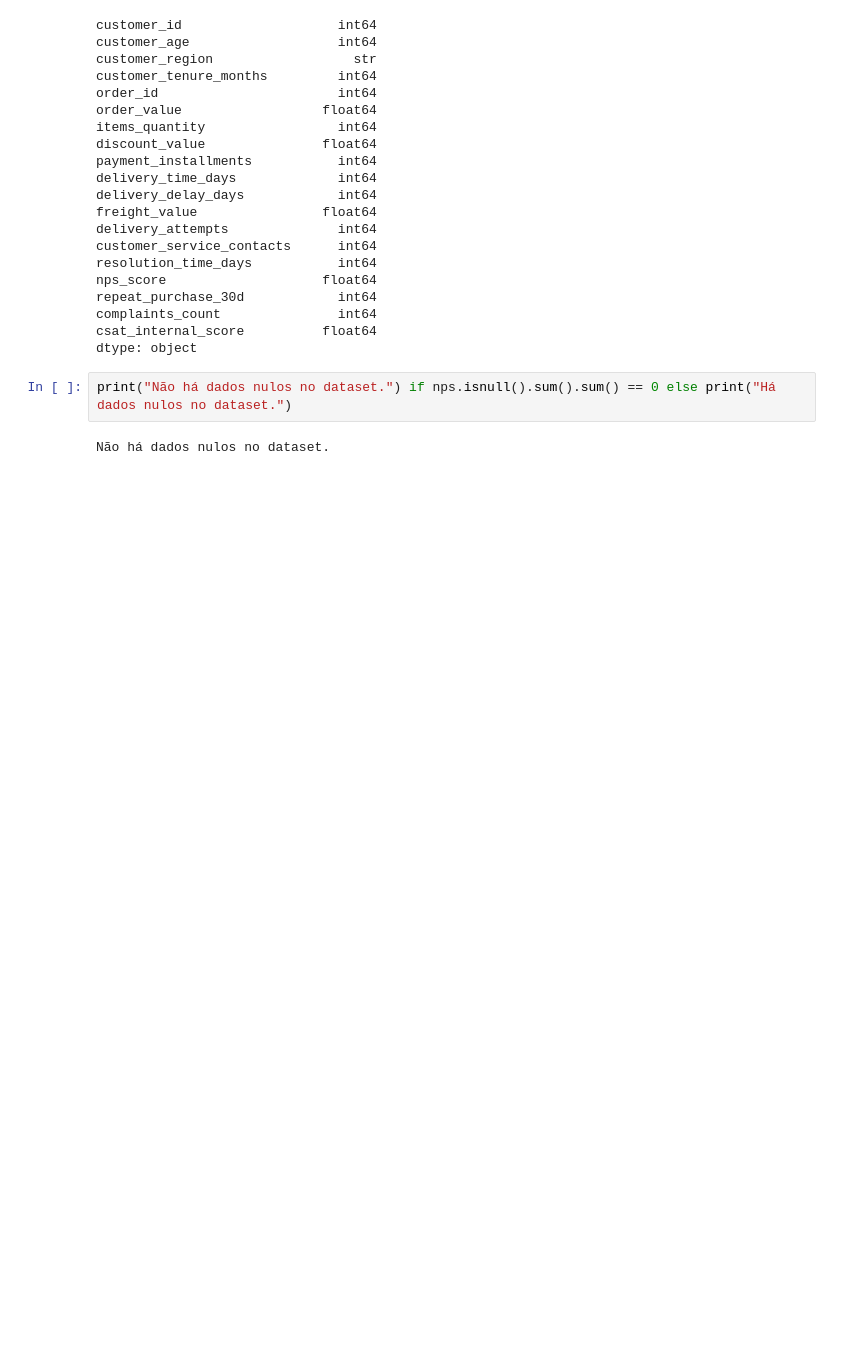
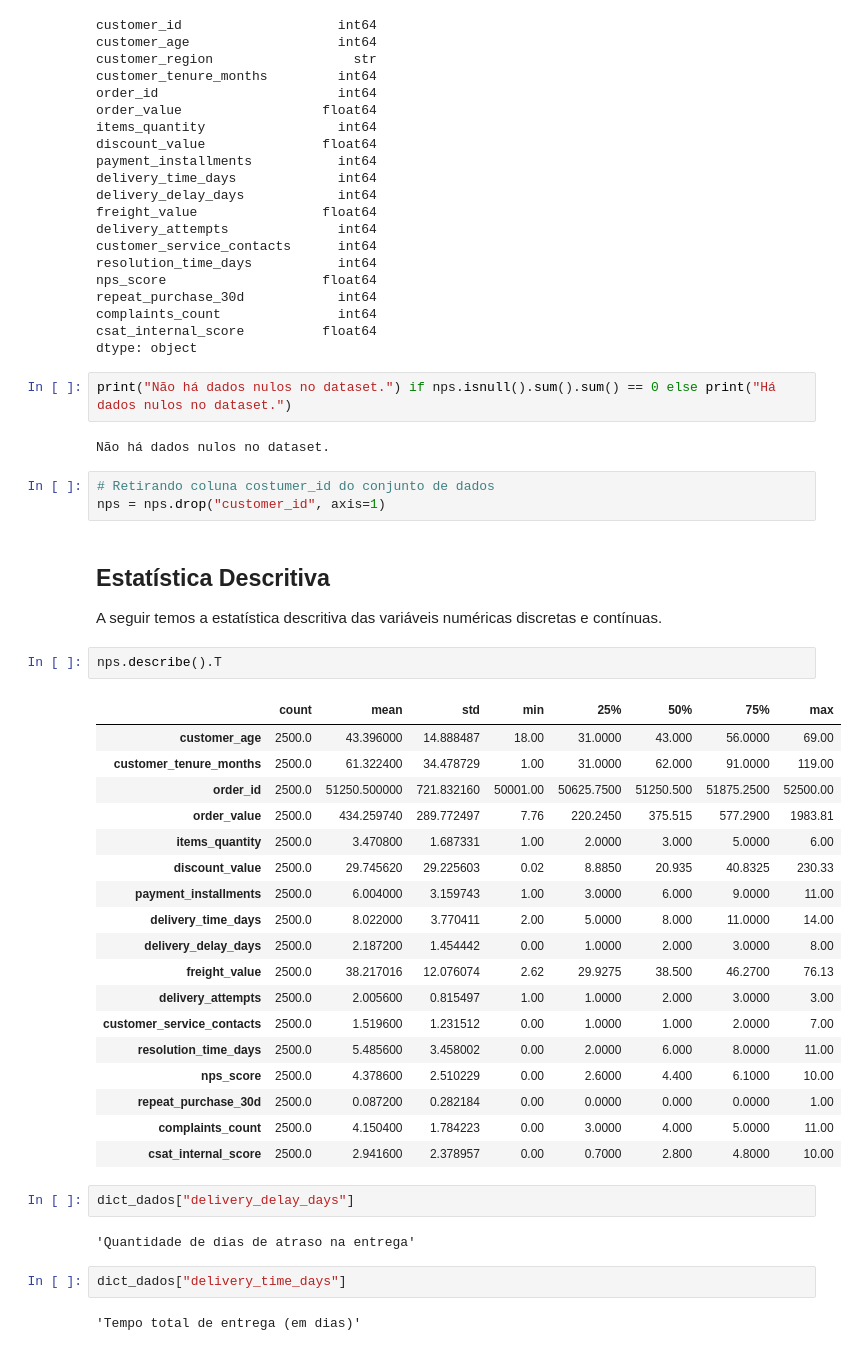
Before and after one commit to ldamaske/1IAST-Fase1, a Jupyter notebook: notebooks/EDA.ipynb, the cells around one changed output. Saved outputs shown, nothing was run; the diff lists cells and outputs as text; blank space fills up the shorter version.

```diff
--- a/notebooks/EDA.ipynb
+++ b/notebooks/EDA.ipynb
@@ -90,3 +90,38 @@ dtype: object
 print("Não há dados nulos no dataset.") if nps.isnull().sum().sum() == 0 else print("Há dados nulos no dataset.")
 # %% [output]
 Não há dados nulos no dataset.
+# %%
+# Retirando coluna costumer_id do conjunto de dados
+nps = nps.drop("customer_id", axis=1)
+# %% [markdown]
+## Estatística Descritiva
+A seguir temos a estatística descritiva das variáveis numéricas discretas e contínuas.
+# %%
+nps.describe().T
+# %% [output]
+|  | count | mean | std | min | 25% | 50% | 75% | max |
+| customer_age | 2500.0 | 43.396000 | 14.888487 | 18.00 | 31.0000 | 43.000 | 56.0000 | 69.00 |
+| customer_tenure_months | 2500.0 | 61.322400 | 34.478729 | 1.00 | 31.0000 | 62.000 | 91.0000 | 119.00 |
+| order_id | 2500.0 | 51250.500000 | 721.832160 | 50001.00 | 50625.7500 | 51250.500 | 51875.2500 | 52500.00 |
+| order_value | 2500.0 | 434.259740 | 289.772497 | 7.76 | 220.2450 | 375.515 | 577.2900 | 1983.81 |
+| items_quantity | 2500.0 | 3.470800 | 1.687331 | 1.00 | 2.0000 | 3.000 | 5.0000 | 6.00 |
+| discount_value | 2500.0 | 29.745620 | 29.225603 | 0.02 | 8.8850 | 20.935 | 40.8325 | 230.33 |
+| payment_installments | 2500.0 | 6.004000 | 3.159743 | 1.00 | 3.0000 | 6.000 | 9.0000 | 11.00 |
+| delivery_time_days | 2500.0 | 8.022000 | 3.770411 | 2.00 | 5.0000 | 8.000 | 11.0000 | 14.00 |
+| delivery_delay_days | 2500.0 | 2.187200 | 1.454442 | 0.00 | 1.0000 | 2.000 | 3.0000 | 8.00 |
+| freight_value | 2500.0 | 38.217016 | 12.076074 | 2.62 | 29.9275 | 38.500 | 46.2700 | 76.13 |
+| delivery_attempts | 2500.0 | 2.005600 | 0.815497 | 1.00 | 1.0000 | 2.000 | 3.0000 | 3.00 |
+| customer_service_contacts | 2500.0 | 1.519600 | 1.231512 | 0.00 | 1.0000 | 1.000 | 2.0000 | 7.00 |
+| resolution_time_days | 2500.0 | 5.485600 | 3.458002 | 0.00 | 2.0000 | 6.000 | 8.0000 | 11.00 |
+| nps_score | 2500.0 | 4.378600 | 2.510229 | 0.00 | 2.6000 | 4.400 | 6.1000 | 10.00 |
+| repeat_purchase_30d | 2500.0 | 0.087200 | 0.282184 | 0.00 | 0.0000 | 0.000 | 0.0000 | 1.00 |
+| complaints_count | 2500.0 | 4.150400 | 1.784223 | 0.00 | 3.0000 | 4.000 | 5.0000 | 11.00 |
+| csat_internal_score | 2500.0 | 2.941600 | 2.378957 | 0.00 | 0.7000 | 2.800 | 4.8000 | 10.00 |
+# %%
+dict_dados["delivery_delay_days"]
+# %% [output]
+'Quantidade de dias de atraso na entrega'
+# %%
+dict_dados["delivery_time_days"]
+# %% [output]
+'Tempo total de entrega (em dias)'
```
Also changed, not shown: parts of 20 cells of this notebook.
